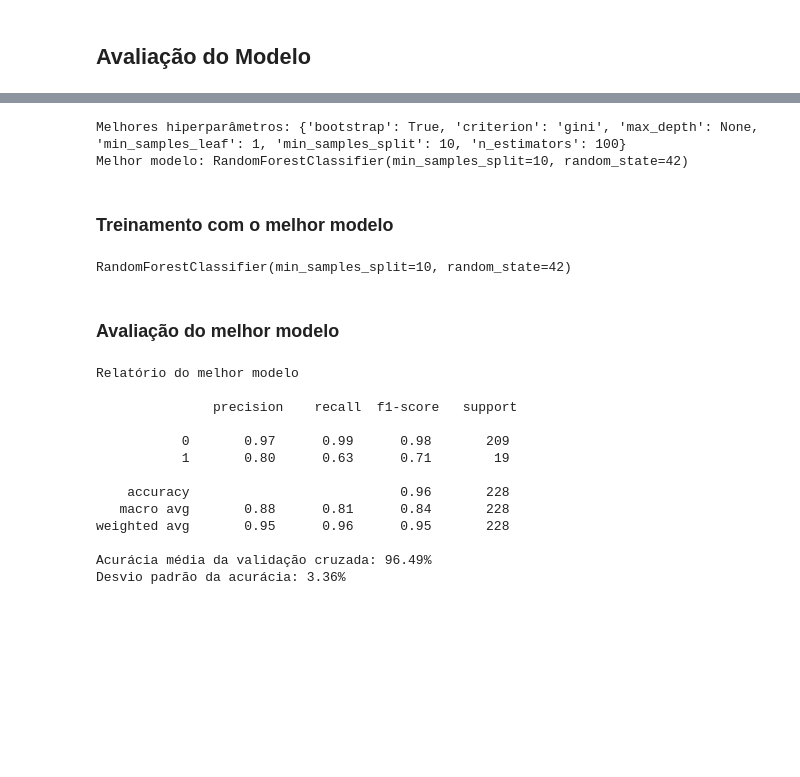
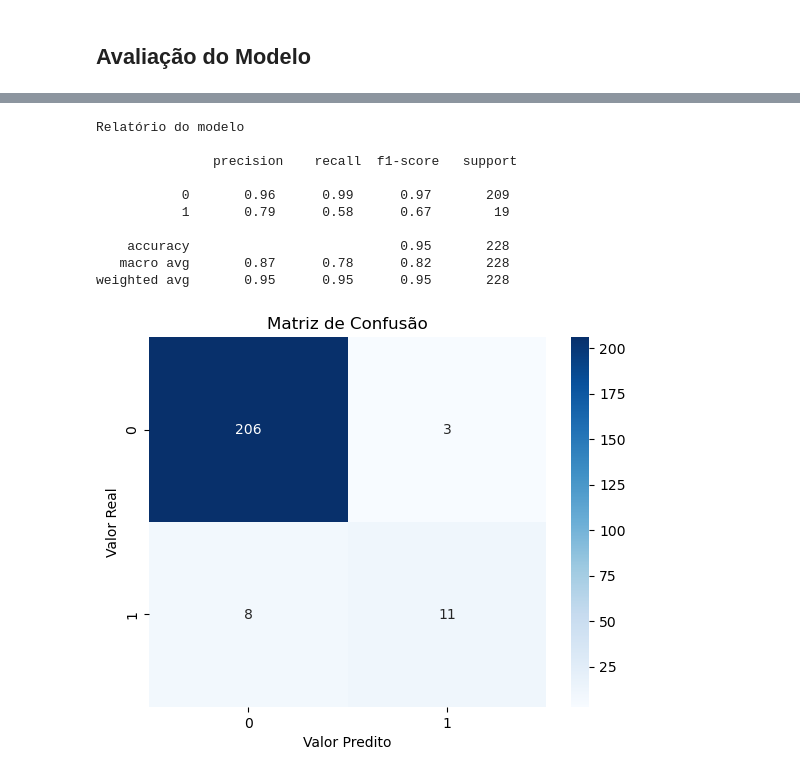
Before and after one commit to WesleydosSantos/machine-learning-tecnicas, a Jupyter notebook: Modelos/random_forest.ipynb, the cells around one changed output, grey strips where cells are left out. Cells and saved outputs as stored; diff of their text form; code cells hidden in the pictures; blank space fills up the shorter version.

```diff
--- a/Modelos/random_forest.ipynb
+++ b/Modelos/random_forest.ipynb
@@ -652,37 +314,26 @@ best_model = grid_search.best_estimator_
-# %%
-print(f"Melhores hiperparâmetros: {best_params}")
-print(f"Melhor modelo: {best_model}")
-# %% [output]
-Melhores hiperparâmetros: {'bootstrap': True, 'criterion': 'gini', 'max_depth': None, 'min_samples_leaf': 1, 'min_samples_split': 10, 'n_estimators': 100}
-Melhor modelo: RandomForestClassifier(min_samples_split=10, random_state=42)
-# %% [markdown]
-### Treinamento com o melhor modelo
-# %%
-best_model.fit(X_train_balanced_selected, y_train_balanced_selected)
-# %% [output]
-RandomForestClassifier(min_samples_split=10, random_state=42)
-# %% [markdown]
-### Avaliação do melhor modelo
-# %%
-y_pred = best_model.predict(X_test_selected)
-
-#avaliando o modelo com o cross-validation
-cv_scores = cross_val_score(best_model, X_train_balanced_selected, y_train_balanced_selected, cv = 10, scoring='accuracy')
-
-print('Relatório do melhor modelo\n\n', classification_report(y_test, y_pred))
-print(f"Acurácia média da validação cruzada: {cv_scores.mean() * 100:.2f}%")
-print(f"Desvio padrão da acurácia: {cv_scores.std() * 100:.2f}%")
-# %% [output]
-Relatório do melhor modelo
-
-               precision    recall  f1-score   support
-
-           0       0.97      0.99      0.98       209
-           1       0.80      0.63      0.71        19
-
-    accuracy                           0.96       228
-   macro avg       0.88      0.81      0.84       228
-weighted avg       0.95      0.96      0.95       228
-
-Acurácia média da validação cruzada: 96.49%
-Desvio padrão da acurácia: 3.36%
+# %%
+y_pred = random_forest.predict(X_test_selected)
+
+matriz_conf = confusion_matrix(y_test, y_pred)
+
+sns.heatmap(matriz_conf, annot=True, fmt='d', cmap='Blues',
+            xticklabels=['0', '1'],
+            yticklabels=['0', '1'])
+
+plt.title('Matriz de Confusão')
+plt.xlabel('Valor Predito')
+plt.ylabel('Valor Real');
+
+print('Relatório do modelo\n\n', classification_report(y_test, y_pred))
+# %% [output]
+Relatório do modelo
+
+               precision    recall  f1-score   support
+
+           0       0.96      0.99      0.97       209
+           1       0.79      0.58      0.67        19
+
+    accuracy                           0.95       228
+   macro avg       0.87      0.78      0.82       228
+weighted avg       0.95      0.95      0.95       228
+[figure, added]
```
Also changed, not shown: parts of 72 cells of this notebook.
